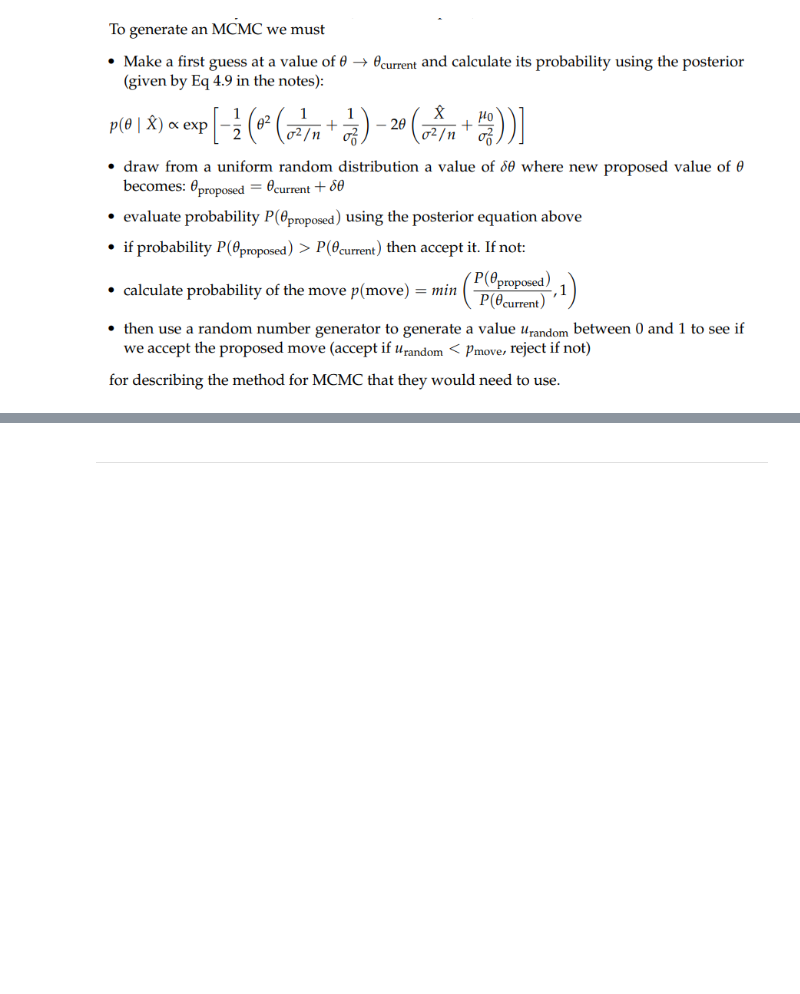
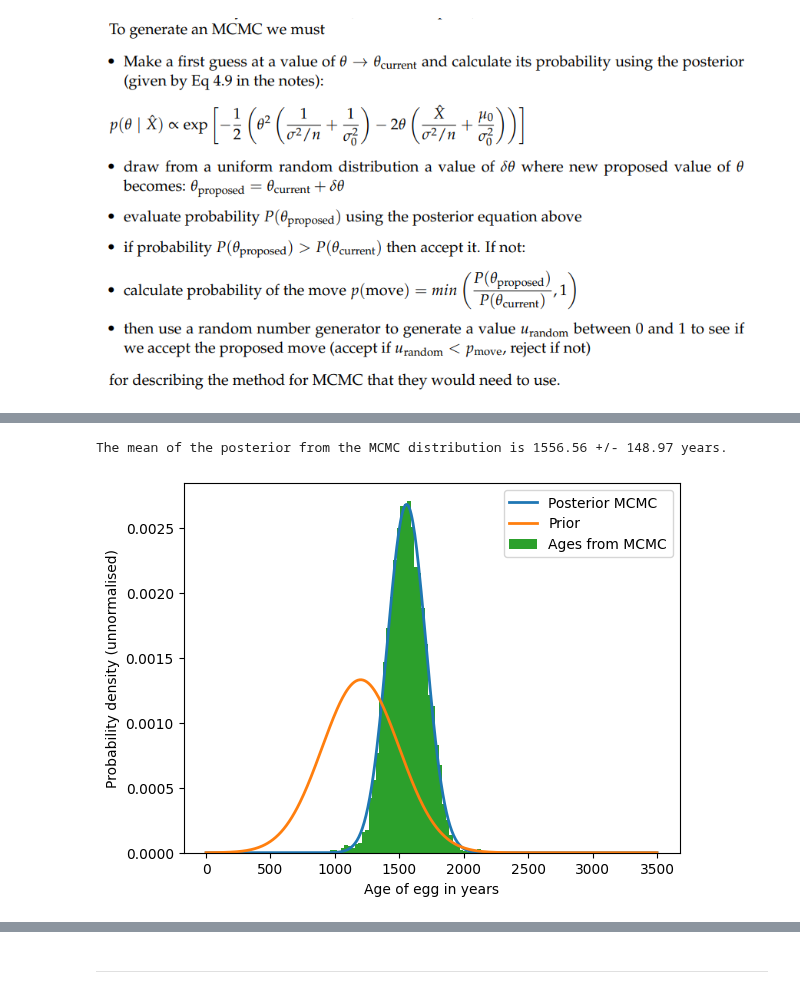
Before and after one commit to Clarke-Henshaw-Miles/extra, a Jupyter notebook: DATA SCIENCE/Chapter7Attempt.ipynb, the cells around one changed output, grey strips where cells are left out. Saved outputs shown, nothing was run; the diff lists cells and outputs as text; code cells hidden in the pictures; blank space fills up the shorter version.

```diff
--- a/DATA SCIENCE/Chapter7Attempt.ipynb
+++ b/DATA SCIENCE/Chapter7Attempt.ipynb
@@ -107,0 +108,24 @@ plt.show()
+# %%
+theta_mean_mcmc = np.mean(theta_current)
+theta_std_mcmc = np.sqrt((1/(len(theta_current-1))*np.sum((theta_current-theta_mean_mcmc)**2)))
+#np.std(theta_current)
+
+print("The mean of the posterior from the MCMC distribution is {:.2f} +/- {:.2f} years.".format(theta_mean_mcmc, theta_std_mcmc))
+
+x = np.linspace(0, 3500, 500)
+posterior_mcmc = norm.pdf(x, theta_mean_mcmc, theta_std_mcmc)
+
+mu_0 = 1200
+sigma_0 = 300
+prior = norm.pdf(x, mu_0, sigma_0)
+
+plt.plot(x, posterior_mcmc, lw=2, label='Posterior MCMC')
+plt.plot(x, prior, lw=2, label='Prior')
+plt.hist(theta_current, bins=50, density=True, label='Ages from MCMC')
+plt.xlabel('Age of egg in years')
+plt.ylabel('Probability density (unnormalised)')
+plt.legend()
+plt.show()
+# %% [output]
+The mean of the posterior from the MCMC distribution is 1556.56 +/- 148.97 years.
+[figure, added]
```
Also changed, not shown: parts of 10 cells of this notebook.
